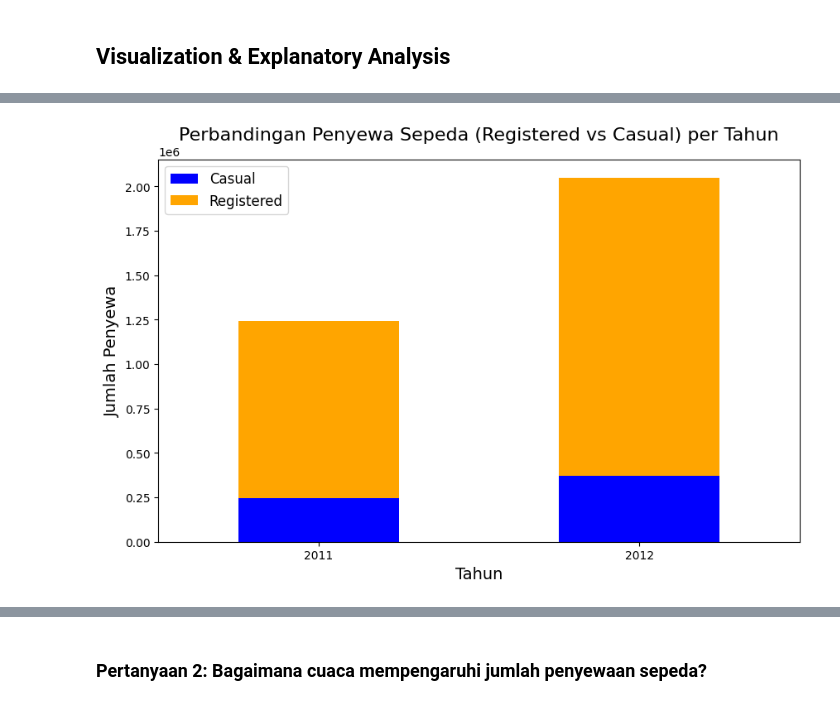
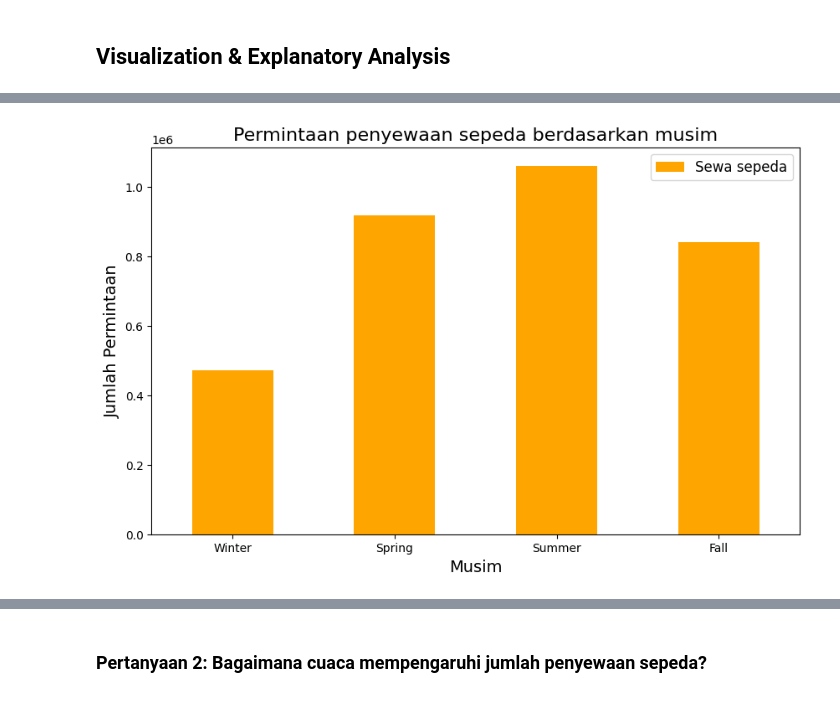
Before and after one commit to Merri135/proyek_analisis_data, a Jupyter notebook: Proyek_Analisis_Data.ipynb, the cells around one changed output, grey strips where cells are left out. Drawn from its saved outputs; the diff is of its cells as text; code cells hidden in the pictures.

```diff
--- a/Proyek_Analisis_Data.ipynb
+++ b/Proyek_Analisis_Data.ipynb
@@ -406,17 +428,17 @@ all_df.sample(5)
 5 rows × 28 columns
 # %%
-
-# Mengelompokkan data berdasarkan tahun
-df_yearly = all_df.groupby("yr_y")[["casual_y", "registered_y"]].sum().reset_index()
+# menampilkan permintaan penyewaan sepeda berdasarkan bulan.
+# Mengelompokkan data berdasarkan bulan
+df_yearly = all_df.groupby("season_y")[["cnt_y"]].sum().reset_index()
 
 # Membuat bar chart untuk membandingkan jumlah penyewa registered vs casual per tahun
 fig, ax = plt.subplots(figsize=(10, 6))
-df_yearly.set_index("yr_y").plot(kind="bar", stacked=True, ax=ax, color=["blue", "orange"])
-ax.set_xlabel("Tahun", fontsize=14)
-ax.set_ylabel("Jumlah Penyewa", fontsize=14)
-ax.set_title("Perbandingan Penyewa Sepeda (Registered vs Casual) per Tahun", fontsize=16)
-ax.legend(["Casual", "Registered"], fontsize=12)
+df_yearly.set_index("season_y").plot(kind="bar", stacked=True, ax=ax, color=["orange"])
+ax.set_xlabel("Musim", fontsize=14)
+ax.set_ylabel("Jumlah Permintaan", fontsize=14)
+ax.set_title("Permintaan penyewaan sepeda berdasarkan musim", fontsize=16)
+ax.legend(["Sewa sepeda"], fontsize=12)
 plt.xticks(rotation=0)
 plt.show()
 # %% [output]
-[figure, old version]
+[figure, new version]
```
Also changed, not shown: parts of 17 cells of this notebook, 1 other file.
